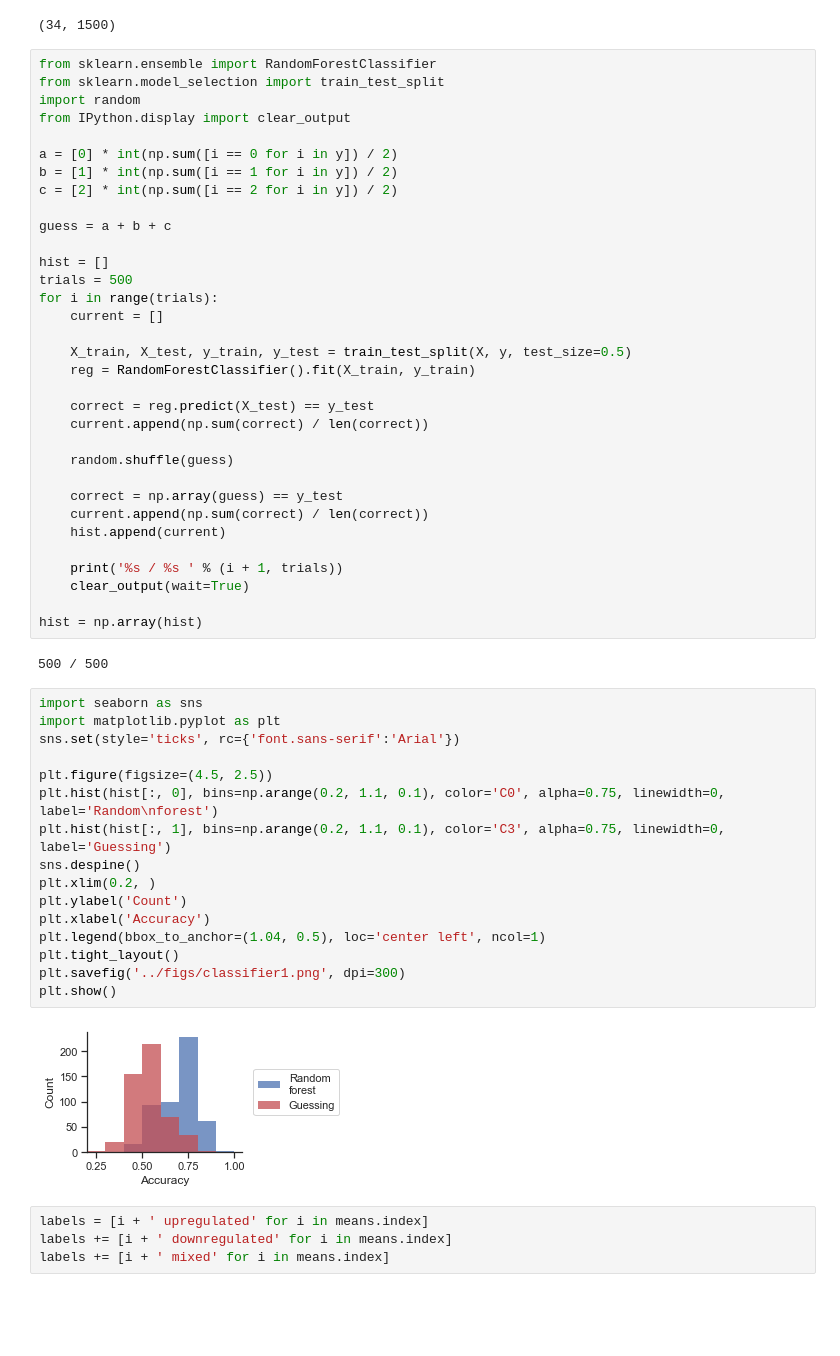
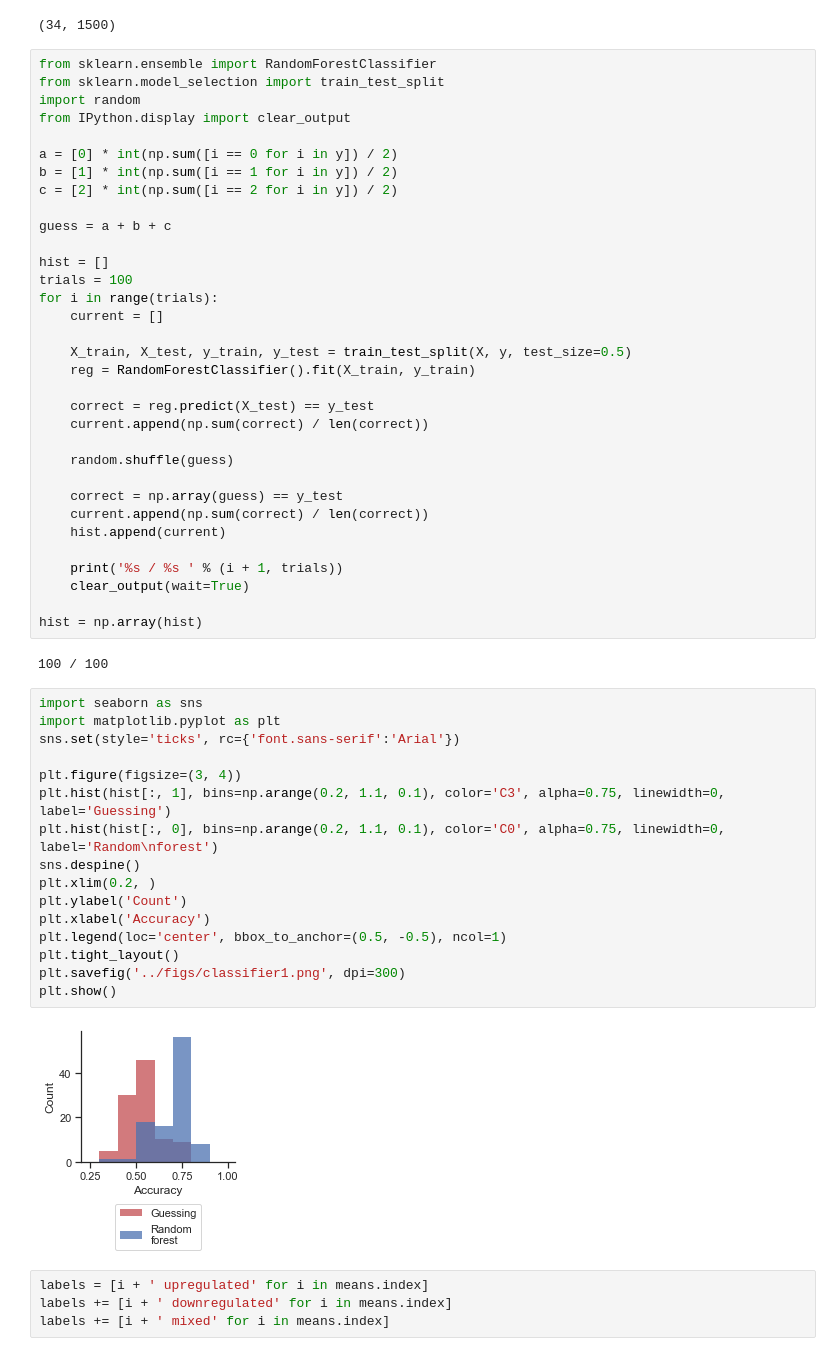
Before and after one commit to azwang10/20.440-spring-2020-project, a Jupyter notebook: scripts/classifier.ipynb, the cells around one changed output. Drawn from its saved outputs; the diff is of its cells as text; blank space fills up the shorter version.

```diff
--- a/scripts/classifier.ipynb
+++ b/scripts/classifier.ipynb
@@ -76,7 +76,7 @@ c = [2] * int(np.sum([i == 2 for i in y]) / 2)
 guess = a + b + c
 
 hist = []
-trials = 500
+trials = 100
 for i in range(trials):
     current = []
 
@@ -97,25 +97,25 @@ for i in range(trials):
 
 hist = np.array(hist)
 # %% [output]
-500 / 500
+100 / 100
 # %%
 import seaborn as sns
 import matplotlib.pyplot as plt
 sns.set(style='ticks', rc={'font.sans-serif':'Arial'})
 
-plt.figure(figsize=(4.5, 2.5))
+plt.figure(figsize=(3, 4))
+plt.hist(hist[:, 1], bins=np.arange(0.2, 1.1, 0.1), color='C3', alpha=0.75, linewidth=0, label='Guessing')
 plt.hist(hist[:, 0], bins=np.arange(0.2, 1.1, 0.1), color='C0', alpha=0.75, linewidth=0, label='Random\nforest')
-plt.hist(hist[:, 1], bins=np.arange(0.2, 1.1, 0.1), color='C3', alpha=0.75, linewidth=0, label='Guessing')
 sns.despine()
 plt.xlim(0.2, )
 plt.ylabel('Count')
 plt.xlabel('Accuracy')
-plt.legend(bbox_to_anchor=(1.04, 0.5), loc='center left', ncol=1)
+plt.legend(loc='center', bbox_to_anchor=(0.5, -0.5), ncol=1)
 plt.tight_layout()
 plt.savefig('../figs/classifier1.png', dpi=300)
 plt.show()
 # %% [output]
-[figure, old version]
+[figure, new version]
 # %%
 labels = [i + ' upregulated' for i in means.index]
 labels += [i + ' downregulated' for i in means.index]
```
Also changed, not shown: parts of 2 cells of this notebook, 4 other files.
